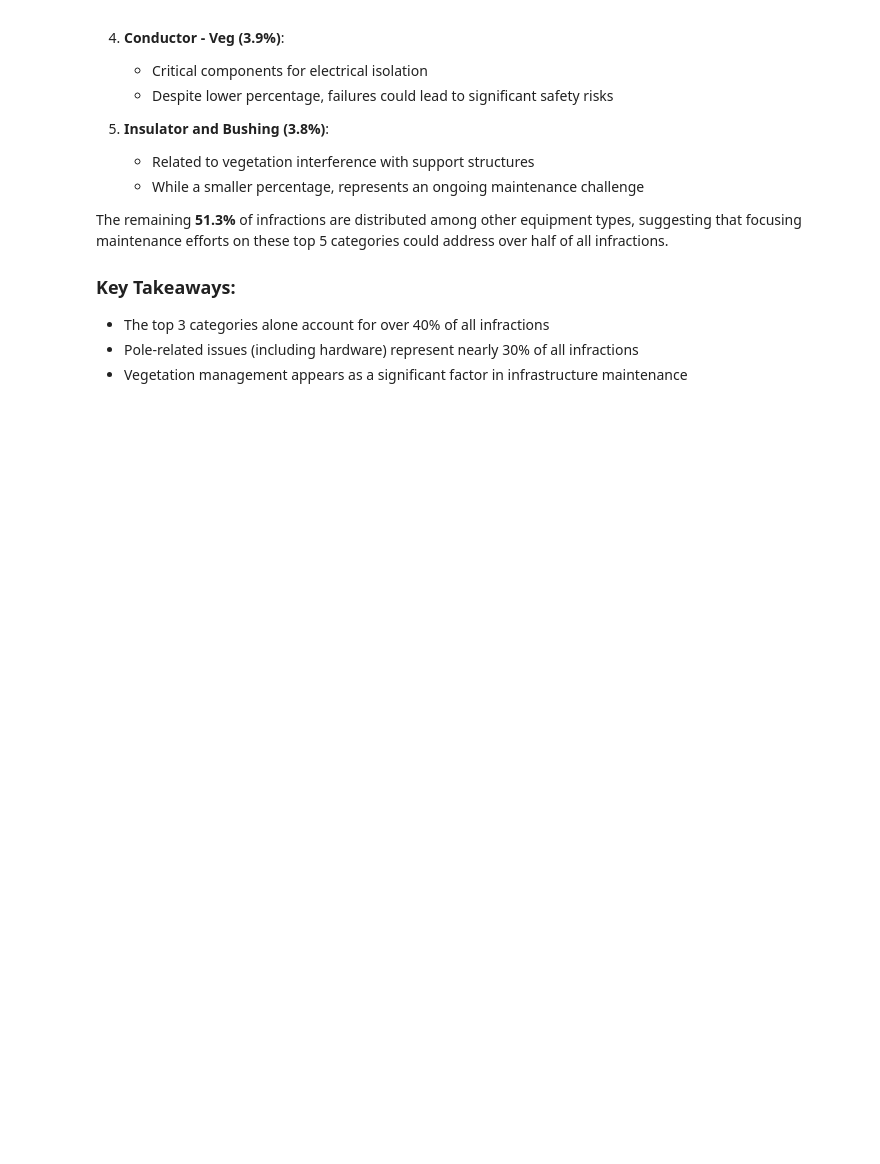
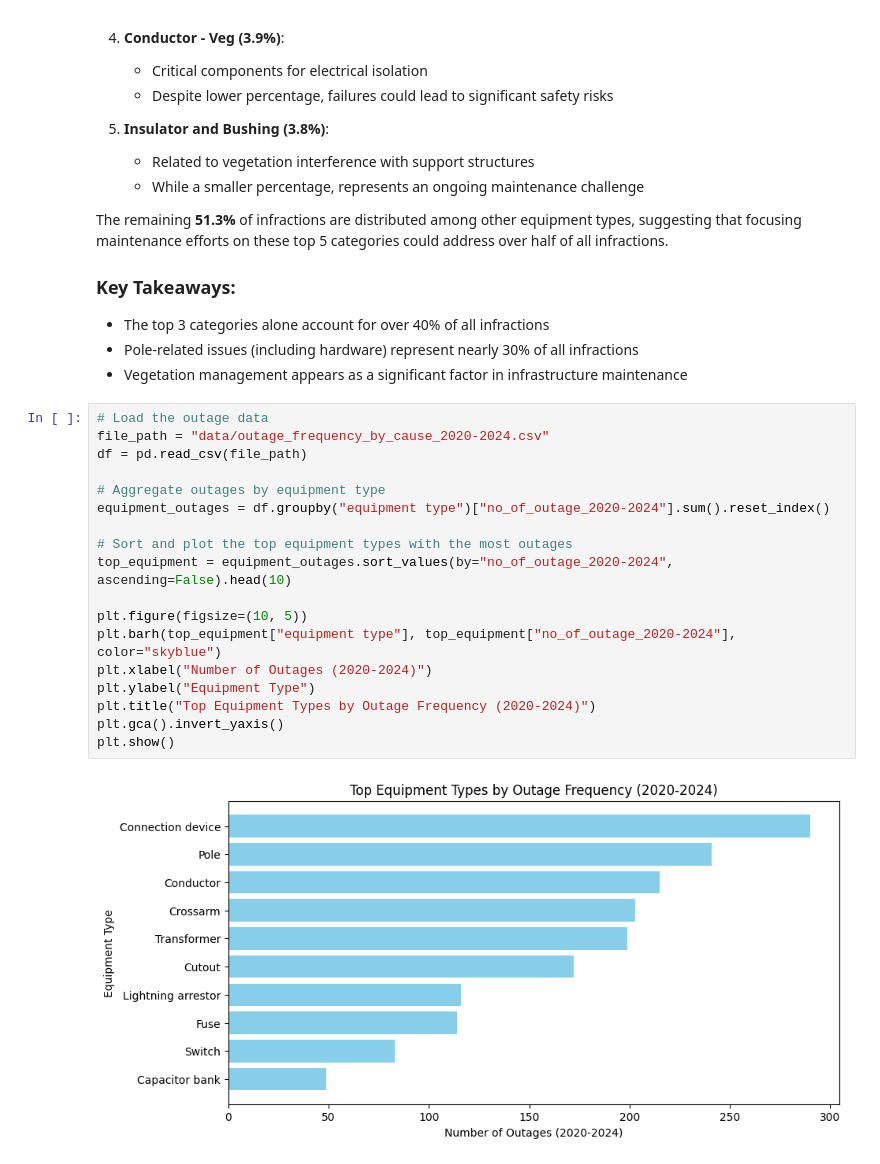
Before and after one commit to wkam3/Identifying-Obstruction-in-Power-Lines, a Jupyter notebook: eda.ipynb, the cells around one changed output. Cells and saved outputs as stored; diff of their text form; blank space fills up the shorter version.

```diff
--- a/eda.ipynb
+++ b/eda.ipynb
@@ -124,3 +128,23 @@ The remaining **51.3%** of infractions are distributed among other equipment typ
 - The top 3 categories alone account for over 40% of all infractions
 - Pole-related issues (including hardware) represent nearly 30% of all infractions
 - Vegetation management appears as a significant factor in infrastructure maintenance
+# %%
+# Load the outage data
+file_path = "data/outage_frequency_by_cause_2020-2024.csv"
+df = pd.read_csv(file_path)
+
+# Aggregate outages by equipment type
+equipment_outages = df.groupby("equipment type")["no_of_outage_2020-2024"].sum().reset_index()
+
+# Sort and plot the top equipment types with the most outages
+top_equipment = equipment_outages.sort_values(by="no_of_outage_2020-2024", ascending=False).head(10)
+
+plt.figure(figsize=(10, 5))
+plt.barh(top_equipment["equipment type"], top_equipment["no_of_outage_2020-2024"], color="skyblue")
+plt.xlabel("Number of Outages (2020-2024)")
+plt.ylabel("Equipment Type")
+plt.title("Top Equipment Types by Outage Frequency (2020-2024)")
+plt.gca().invert_yaxis()
+plt.show()
+# %% [output]
+[figure, added]
```
Also changed, not shown: parts of 4 cells of this notebook.
